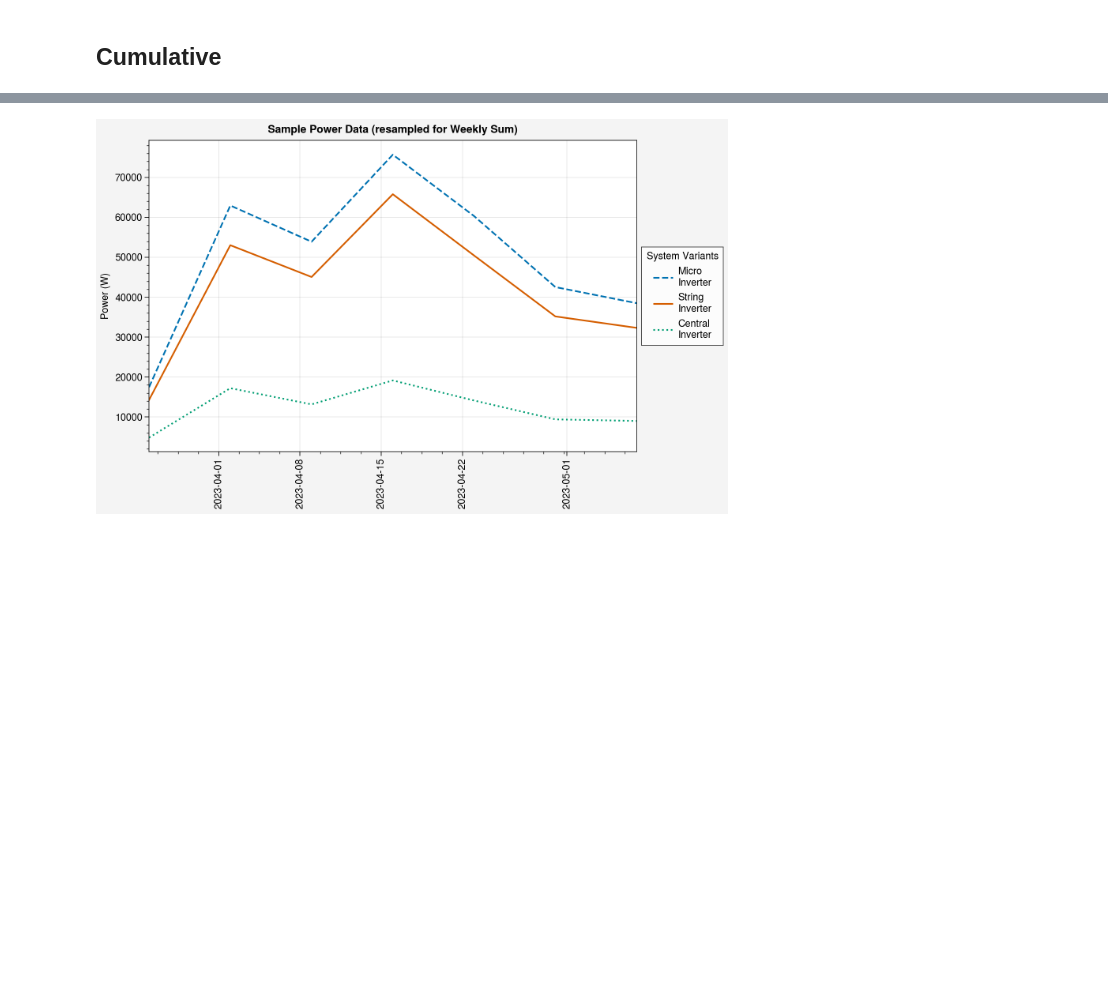
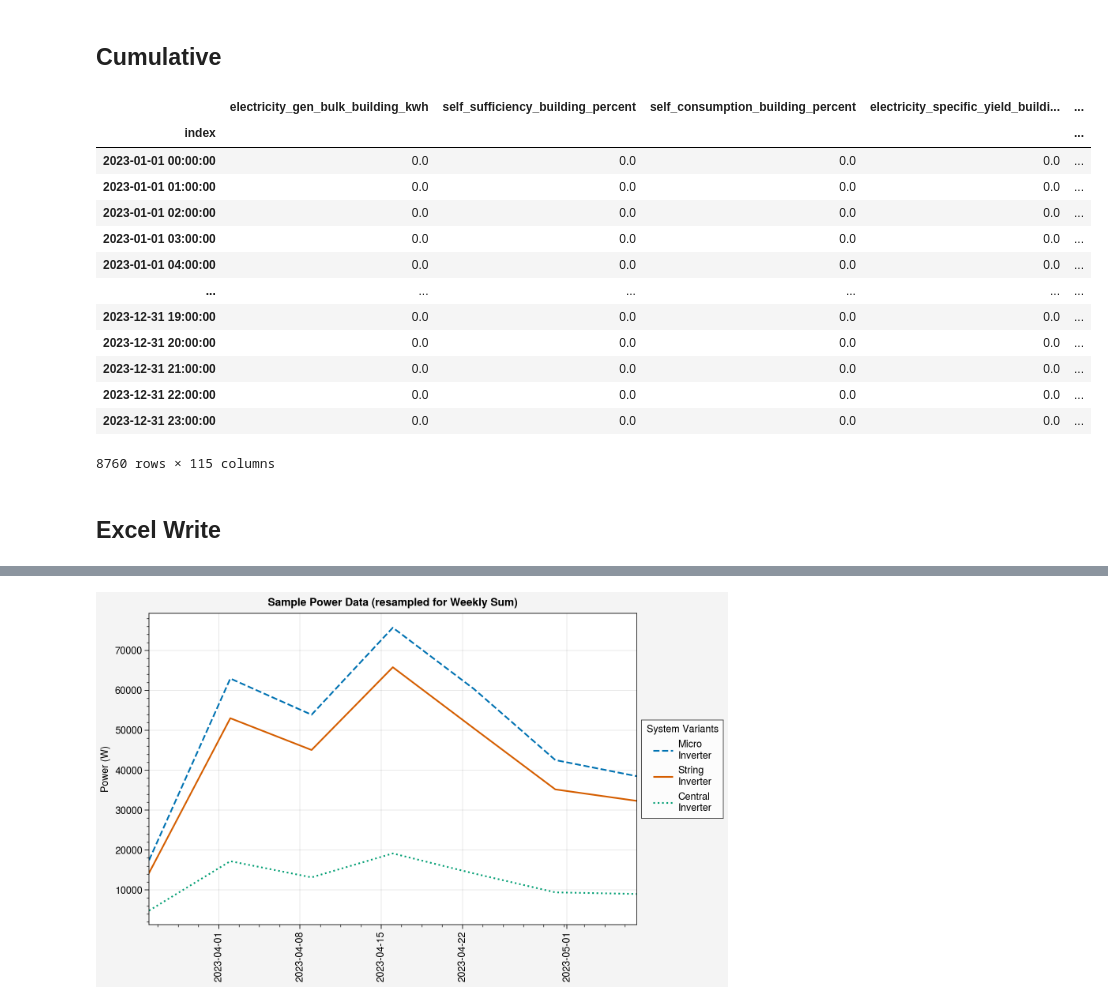
Before and after one commit to justinfmccarty/IPV_Workbench, a Jupyter notebook: notebooks/09_building_workflow.ipynb, the cells around one changed output, grey strips where cells are left out. Cells and saved outputs as stored; diff of their text form; code cells hidden in the pictures; blank space fills up the shorter version.

```diff
--- a/notebooks/09_building_workflow.ipynb
+++ b/notebooks/09_building_workflow.ipynb
@@ -193,6 +150,22 @@ df.to_csv(building_target_file)
 # %%
 bldg_df_a = pd.DataFrame(results_dict).set_index("index")
 bldg_df_b = pd.DataFrame(results_dict).set_index("index")
 bldg_df_c = pd.DataFrame(results_dict).set_index("index")
 
 bldg_results = [bldg_df_a, bldg_df_b, bldg_df_c]
+bldg_results[0]
+# %% [output]
+|  | electricity_gen_bulk_building_kwh | self_sufficiency_building_percent | self_consumption_building_percent | electricity_specific_yield_buildi... | ... |
+| index |  |  |  |  | ... |
+| 2023-01-01 00:00:00 | 0.0 | 0.0 | 0.0 | 0.0 | ... |
+| 2023-01-01 01:00:00 | 0.0 | 0.0 | 0.0 | 0.0 | ... |
+| 2023-01-01 02:00:00 | 0.0 | 0.0 | 0.0 | 0.0 | ... |
+| 2023-01-01 03:00:00 | 0.0 | 0.0 | 0.0 | 0.0 | ... |
+| 2023-01-01 04:00:00 | 0.0 | 0.0 | 0.0 | 0.0 | ... |
+| ... | ... | ... | ... | ... | ... |
+| 2023-12-31 19:00:00 | 0.0 | 0.0 | 0.0 | 0.0 | ... |
+| 2023-12-31 20:00:00 | 0.0 | 0.0 | 0.0 | 0.0 | ... |
+| 2023-12-31 21:00:00 | 0.0 | 0.0 | 0.0 | 0.0 | ... |
+| 2023-12-31 22:00:00 | 0.0 | 0.0 | 0.0 | 0.0 | ... |
+| 2023-12-31 23:00:00 | 0.0 | 0.0 | 0.0 | 0.0 | ... |
+8760 rows × 115 columns
@@ -266,0 +174,2 @@ df.to_csv(cumulative_target_file)
+# %% [markdown]
+## Excel Write
```
Also changed, not shown: parts of 21 cells of this notebook, 12 other files.
